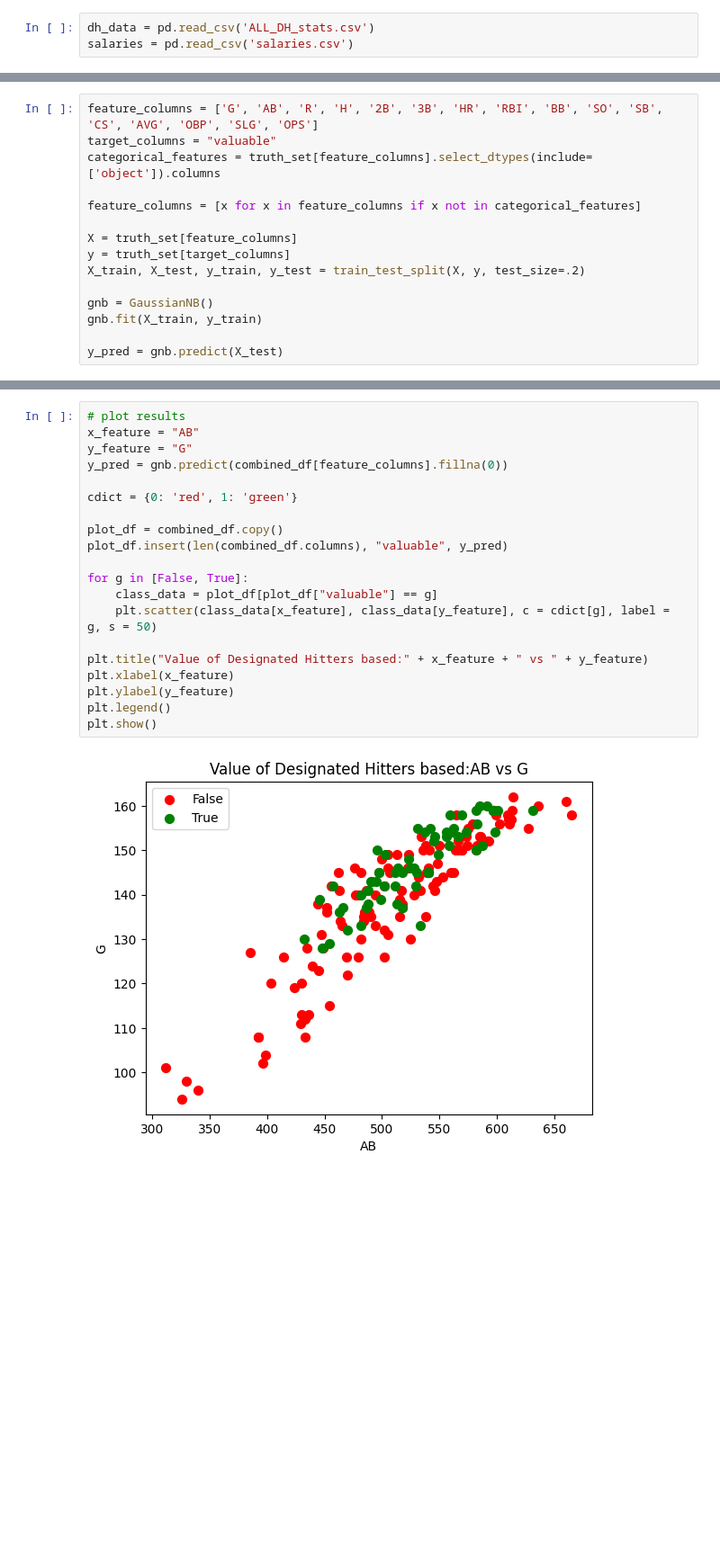
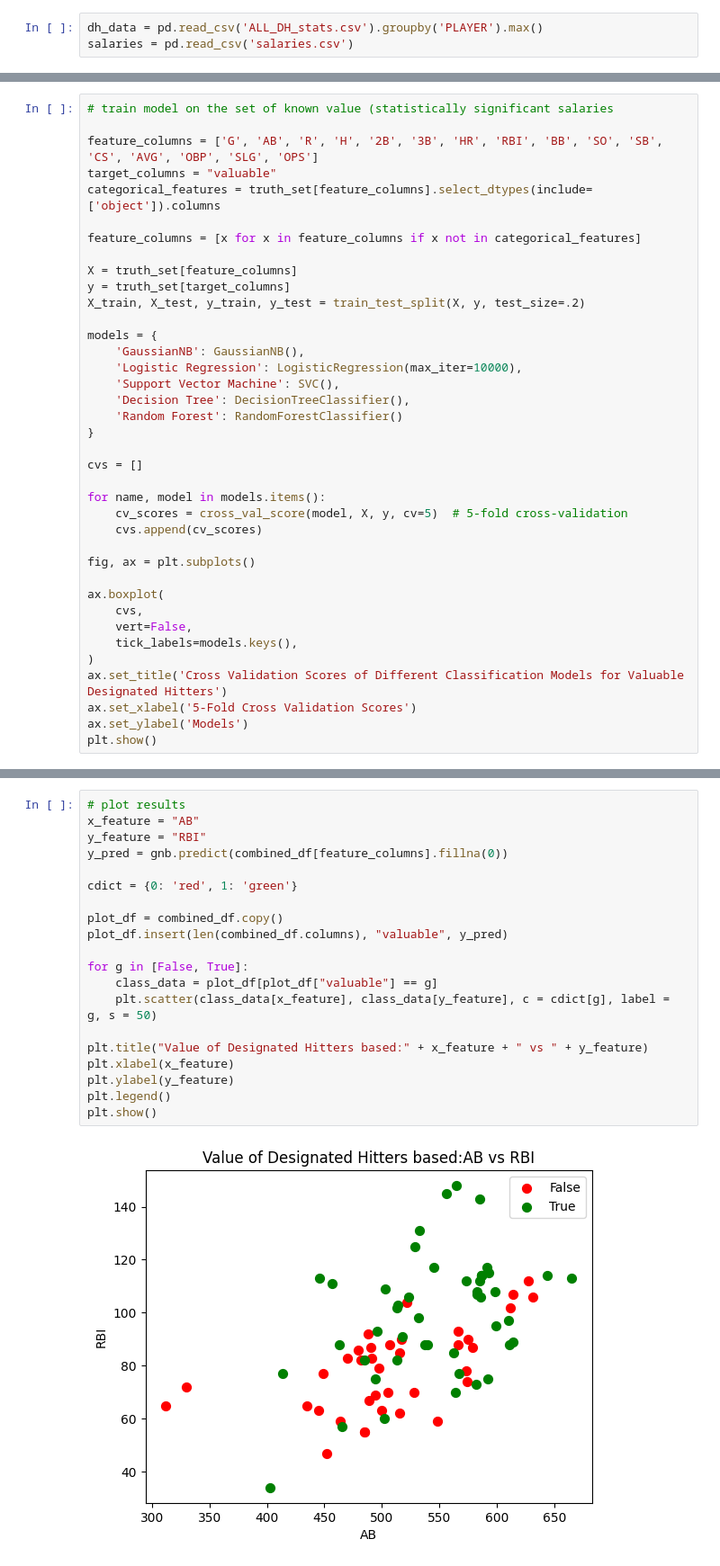
Before and after one commit to filip-r-casey/Data-mining-DH, a Jupyter notebook: new_data.ipynb, the cells around one changed output, grey strips where cells are left out. Shown at 90% size. Cells and saved outputs as stored; diff of their text form; blank space fills up the shorter version.

```diff
--- a/new_data.ipynb
+++ b/new_data.ipynb
@@ -6,5 +12,5 @@ import matplotlib.pyplot as plt
 # %%
-dh_data = pd.read_csv('ALL_DH_stats.csv')
+dh_data = pd.read_csv('ALL_DH_stats.csv').groupby('PLAYER').max()
 salaries = pd.read_csv('salaries.csv')
 # %%
 def expand_years(row):
@@ -47,6 +53,8 @@ Index(['Unnamed: 0', 'PLAYER', 'TEAM', 'G', 'AB', 'R', 'H', '2B', '3B', 'HR',
        'index', 'total_value', 'pos', 'avg_annual', 'team', 'valuable'],
       dtype='object')
 # %%
+# train model on the set of known value (statistically significant salaries
+
 feature_columns = ['G', 'AB', 'R', 'H', '2B', '3B', 'HR', 'RBI', 'BB', 'SO', 'SB', 'CS', 'AVG', 'OBP', 'SLG', 'OPS']
 target_columns = "valuable"
 categorical_features = truth_set[feature_columns].select_dtypes(include=['object']).columns
@@ -57,7 +65,28 @@ X = truth_set[feature_columns]
 y = truth_set[target_columns]
 X_train, X_test, y_train, y_test = train_test_split(X, y, test_size=.2)
 
-gnb = GaussianNB()
-gnb.fit(X_train, y_train)
+models = {
+    'GaussianNB': GaussianNB(),
+    'Logistic Regression': LogisticRegression(max_iter=10000),
+    'Support Vector Machine': SVC(),
+    'Decision Tree': DecisionTreeClassifier(),
+    'Random Forest': RandomForestClassifier()
+}
 
-y_pred = gnb.predict(X_test)
+cvs = []
+
+for name, model in models.items():
+    cv_scores = cross_val_score(model, X, y, cv=5)  # 5-fold cross-validation
+    cvs.append(cv_scores)
+
+fig, ax = plt.subplots()
+
+ax.boxplot(
+    cvs,
+    vert=False,
+    tick_labels=models.keys(),
+)
+ax.set_title('Cross Validation Scores of Different Classification Models for Valuable Designated Hitters')
+ax.set_xlabel('5-Fold Cross Validation Scores')
+ax.set_ylabel('Models')
+plt.show()
@@ -64,22 +95,22 @@ y_pred = gnb.predict(X_test)
 # %%
 # plot results
 x_feature = "AB"
-y_feature = "G"
+y_feature = "RBI"
 y_pred = gnb.predict(combined_df[feature_columns].fillna(0))
 
 cdict = {0: 'red', 1: 'green'}
 
 plot_df = combined_df.copy()
 plot_df.insert(len(combined_df.columns), "valuable", y_pred)
 
 for g in [False, True]:
     class_data = plot_df[plot_df["valuable"] == g]
     plt.scatter(class_data[x_feature], class_data[y_feature], c = cdict[g], label = g, s = 50)
 
 plt.title("Value of Designated Hitters based:" + x_feature + " vs " + y_feature)
 plt.xlabel(x_feature)
 plt.ylabel(y_feature)
 plt.legend()
 plt.show()
 # %% [output]
-[figure, old version]
+[figure, new version]
```
Also changed, not shown: parts of 5 cells of this notebook, 1 other file.
